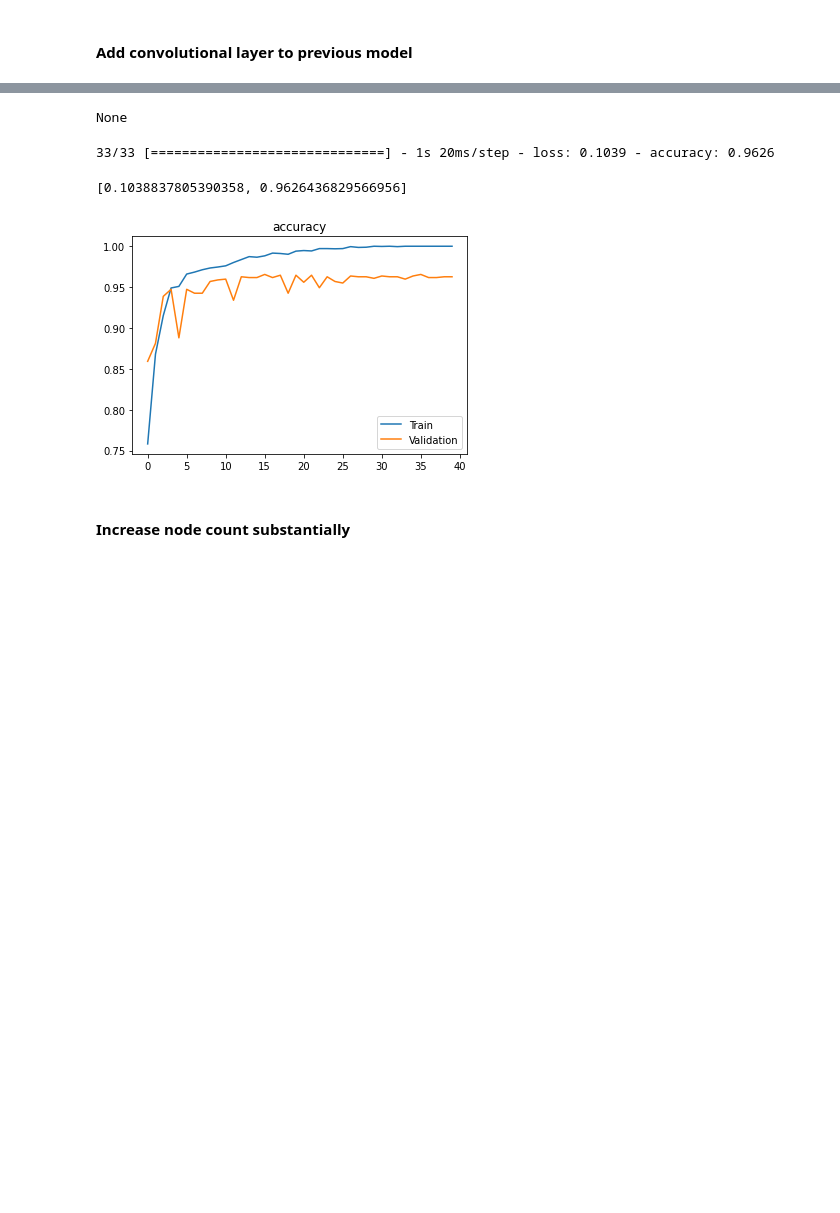
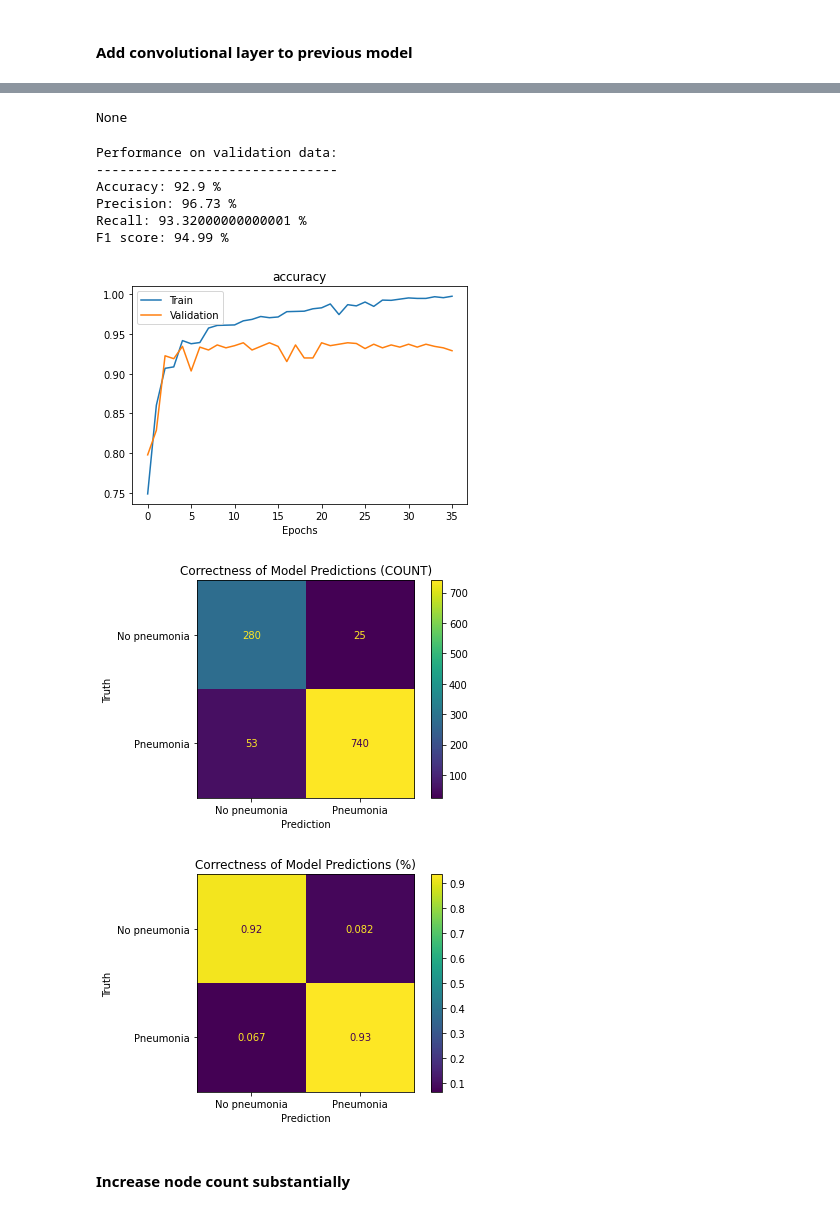
Before and after one commit to sethnlewis/X-Ray-Image-Classification, a Jupyter notebook: notebooks/final-notebook.ipynb, the cells around one changed output, grey strips where cells are left out. Saved outputs shown, nothing was run; the diff lists cells and outputs as text; code cells hidden in the pictures; blank space fills up the shorter version.

```diff
--- a/notebooks/final-notebook.ipynb
+++ b/notebooks/final-notebook.ipynb
@@ -44,7 +44,7 @@ import keras
 from keras import regularizers
 from keras import metrics
 from keras.preprocessing.image import ImageDataGenerator, load_img, array_to_img
-from keras.callbacks import EarlyStopping
+from keras.callbacks import EarlyStopping, ModelCheckpoint
 from keras.models import Sequential
 from keras.layers import *
 
@@ -53,7 +53,7 @@ RANDOM_STATE = 2020 # Ensure repeatable results
 VAL_SPLIT = 0.25 # Use 25% of data for validation and test splits
 
 # Set resolution of each photo. Each image is downsampled to this size (in pixels)
-TARGET_SIZE = 128
+TARGET_SIZE = 8
 # %% [markdown]
 Since this project has been run using local CPUs in addition to the GPUs offered by Google Colab and Kaggle Notebooks, the below cell quickly enables to user to select
 # %%
@@ -231,7 +230,7 @@ def show_model_performance(model, x_val, y_val, fit=False):
     if fit != False:
         plot_metrics(fit.history)
 
-    show_confusion_matrix(model_fsm, x_val, y_val)
+    show_confusion_matrix(model, x_val, y_val)
     display(model.summary())
 
     # Reformat the "Labels" data to enable ease of use of Confusion Matrix
@@ -250,7 +249,13 @@ def show_model_performance(model, x_val, y_val, fit=False):
 # %% [markdown]
 ##### Define Early Stopping callback to eliminate the need for tuning the number of epochs used in a model. This way, the model can run until it has reached its maximum performance without wasting computational power
 # %%
-early_stopper = [EarlyStopping(monitor='val_loss', patience=25)]
+early_stopper = EarlyStopping(monitor='val_loss', patience=25)
+
+checkpoint_filepath = 'tmp/stored_model.h5'
+checkpoint_callback = ModelCheckpoint(checkpoint_filepath,
+                                      save_best_only=True)
+
+#callbacks = [early_stopper, checkpoint_callback]
 # %% [markdown]
 ##### Define the shape of the input data that will be used throughout each of the following models.
 # %%
@@ -316,9 +334,11 @@ model.compile(optimizer='SGD',
 fit = model.fit(x=x_train,
                 y=y_train,
                 epochs=500,
-                callbacks=early_stopper,
+                callbacks=callbacks,
                 validation_data=(x_val, y_val),
                 verbose=0)
 
+model.load_weights(checkpoint_filepath)
+
 show_model_performance(model, x_val, y_val, fit);
 # %% [output]
@@ -334,12 +354,18 @@ dense_9 (Dense)              (None, 2)                 1048578
 =================================================================
 Total params: 1,053,314
 Trainable params: 1,053,314
 Non-trainable params: 0
 _________________________________________________________________
 None
-33/33 [==============================] - 1s 20ms/step - loss: 0.1039 - accuracy: 0.9626
+Performance on validation data:
+-------------------------------
+Accuracy: 92.9 %
+Precision: 96.73 %
+Recall: 93.32000000000001 %
+F1 score: 94.99 %
-[0.1038837805390358, 0.9626436829566956]
-[figure, old version]
+[figure, new version]
+[figure, added]
+[figure, added]
 # %% [markdown]
 #### Increase node count substantially
 # %%
```
Also changed, not shown: parts of 14 cells of this notebook.
